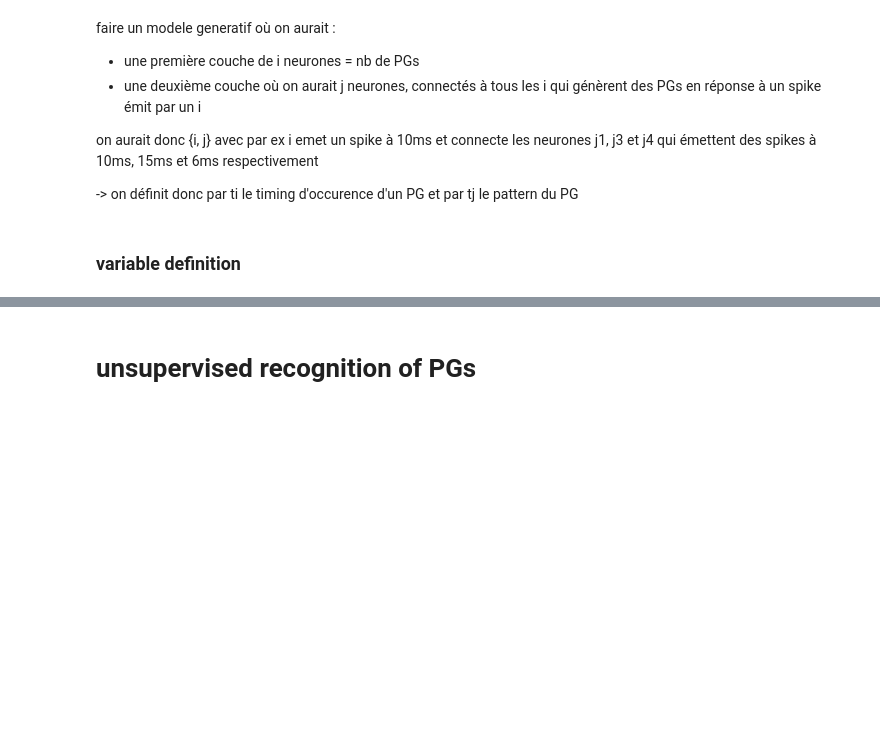
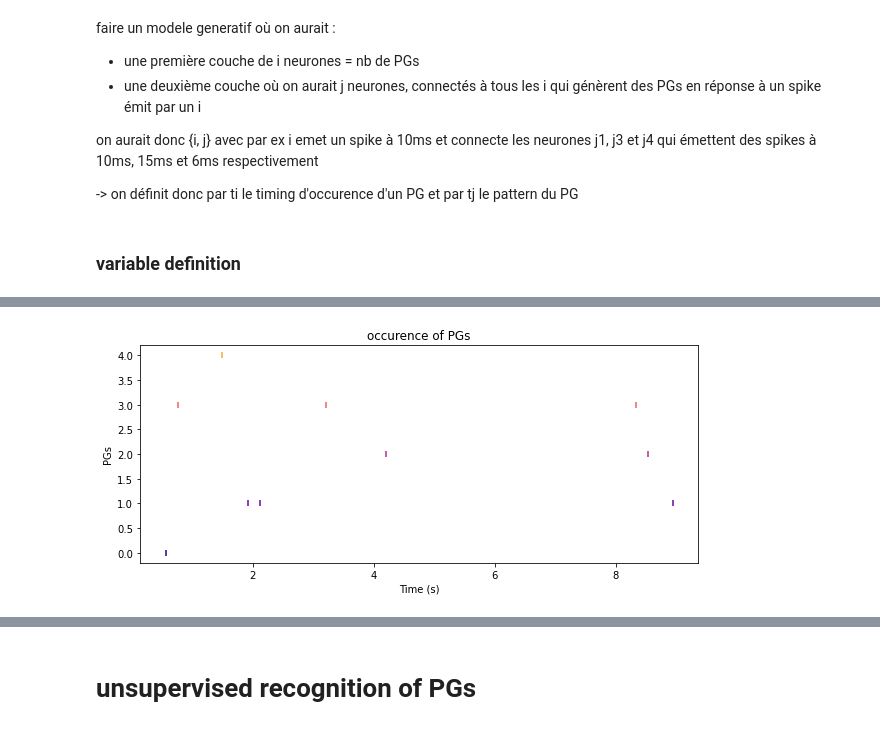
Before and after one commit to camillebesnainou/2022-01-10-polychrony, a Jupyter notebook: 2022-03-02-herewegoagain.ipynb, the cells around one changed output, grey strips where cells are left out. Saved outputs shown, nothing was run; the diff lists cells and outputs as text; code cells hidden in the pictures; blank space fills up the shorter version.

```diff
--- a/2022-03-02-herewegoagain.ipynb
+++ b/2022-03-02-herewegoagain.ipynb
@@ -131,0 +211,9 @@ for i in range(n_pattern) :
+# %%
+plt.figure(figsize=(10,4))
+for i in range(n_pattern) :
+    plt.scatter(detection[i][0], detection[i][1], color = color_dict[i_indices[i]], marker = "|")
+    xlabel('Time (s)')
+    ylabel('PGs')
+    title('occurence of PGs')
+# %% [output]
+[figure, added]
```
Also changed, not shown: parts of 24 cells of this notebook.
